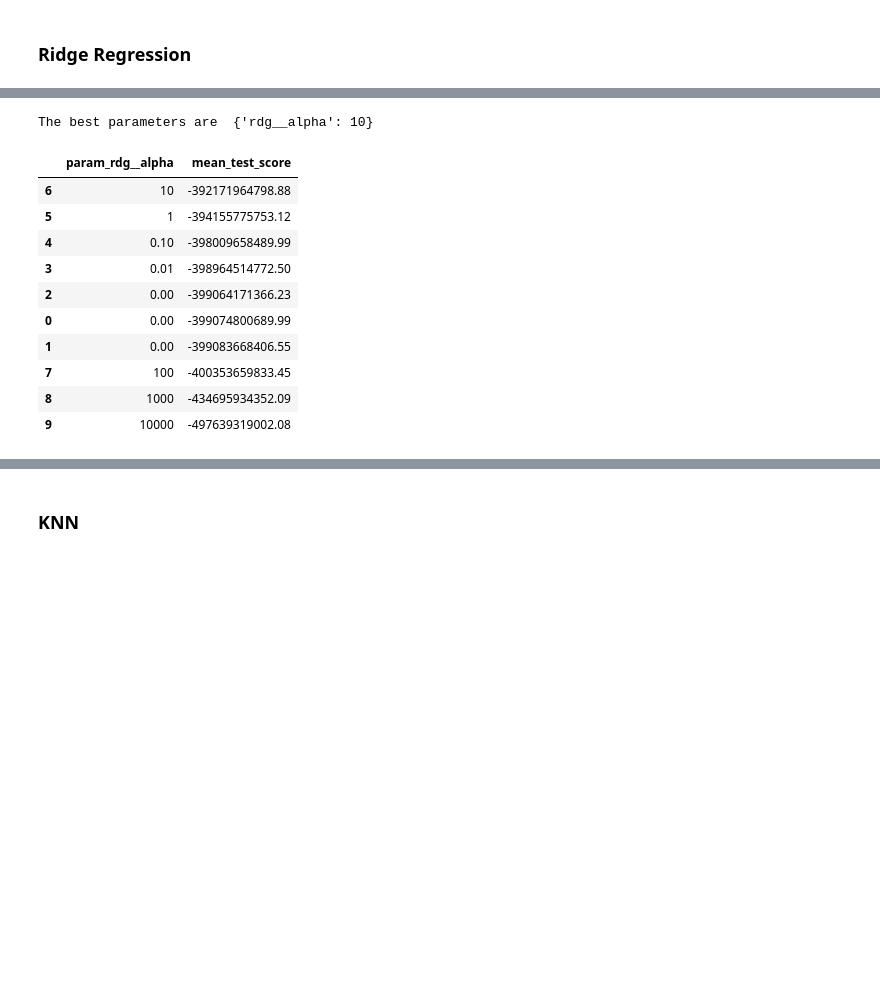
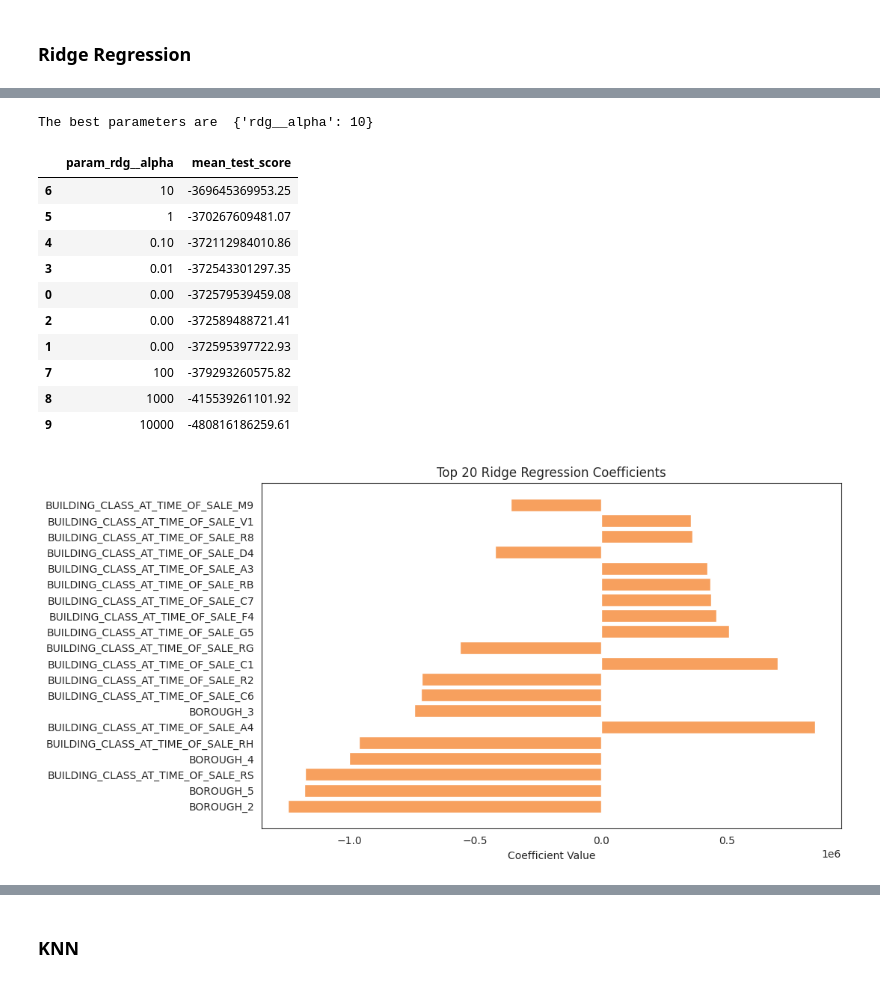
Before and after one commit to eshentong/NYC-HousingPricePrediction, a Jupyter notebook: BA810_NYC_Propertiesipynb.ipynb, the cells around one changed output, grey strips where cells are left out. Cells and saved outputs as stored; diff of their text form; code cells hidden in the pictures; blank space fills up the shorter version.

Commit message:
ridge coefficients, notebook organization, analysis left

```diff
--- a/BA810_NYC_Propertiesipynb.ipynb
+++ b/BA810_NYC_Propertiesipynb.ipynb
@@ -647,7 +647,7 @@ from sklearn.preprocessing import StandardScaler, OneHotEncoder
 from sklearn.compose import ColumnTransformer, make_column_selector
 
 cat_attribs = ['BOROUGH', 'TAX_CLASS_AT_TIME_OF_SALE', 'BUILDING_CLASS_AT_TIME_OF_SALE']
-num_attribs = ['RESIDENTIAL_UNITS', 'COMMERCIAL_UNITS', 'TOTAL_UNITS', 'LAND_SQUARE_FEET', 'GROSS_SQUARE_FEET']
+num_attribs = ['RESIDENTIAL_UNITS', 'COMMERCIAL_UNITS', 'TOTAL_UNITS', 'LAND_SQUARE_FEET', 'GROSS_SQUARE_FEET', 'YEAR_BUILT']
 num_pipeline = Pipeline([
         ('imputer', SimpleImputer(strategy='median')),
         ('scaler', StandardScaler())
@@ -729,11 +750,4 @@ Pipeline(steps=[('data_processing',
 # %%
-import numpy as np
-from sklearn.model_selection import GridSearchCV
-
-param_grid = {'rdg__alpha': [0.00001, 0.0001, 0.001, 0.01, 0.1, 1, 10, 100, 1000, 10000]}
-
-grid_search_rdg = GridSearchCV(rdg_pipeline, param_grid, cv=5, scoring='neg_mean_squared_error', error_score = 'raise')
-grid_search_rdg.fit(X_train, y_train)
 print('\n\nThe best parameters are ', grid_search_rdg.best_params_)
 
 grid_cv_res = pd.DataFrame(grid_search_rdg.cv_results_) # convert to DF for convenience
@@ -743,16 +757,37 @@ grid_cv_res.filter(regex = '(^param_|mean_test_score)', axis=1).head(10)
 # %% [output]
 The best parameters are  {'rdg__alpha': 10}
 |  | param_rdg__alpha | mean_test_score |
-| 6 | 10 | -392171964798.88 |
-| 5 | 1 | -394155775753.12 |
-| 4 | 0.10 | -398009658489.99 |
-| 3 | 0.01 | -398964514772.50 |
-| 2 | 0.00 | -399064171366.23 |
-| 0 | 0.00 | -399074800689.99 |
-| 1 | 0.00 | -399083668406.55 |
-| 7 | 100 | -400353659833.45 |
-| 8 | 1000 | -434695934352.09 |
-| 9 | 10000 | -497639319002.08 |
+| 6 | 10 | -369645369953.25 |
+| 5 | 1 | -370267609481.07 |
+| 4 | 0.10 | -372112984010.86 |
+| 3 | 0.01 | -372543301297.35 |
+| 0 | 0.00 | -372579539459.08 |
+| 2 | 0.00 | -372589488721.41 |
+| 1 | 0.00 | -372595397722.93 |
+| 7 | 100 | -379293260575.82 |
+| 8 | 1000 | -415539261101.92 |
+| 9 | 10000 | -480816186259.61 |
+# %%
+# Feature importance analysis
+num_feature_names = prep_pipeline.transformers_[0][1]['scaler'].get_feature_names_out(input_features=num_attribs)
+cat_feature_names = prep_pipeline.transformers_[1][1]['cat_encoder'].get_feature_names_out(input_features=cat_attribs)
+
+feature_names = np.concatenate([num_feature_names, cat_feature_names])
+
+coefficients = grid_search_rdg.best_estimator_.named_steps['rdg'].coef_
+feature_importance = pd.DataFrame({'Feature': feature_names, 'Coefficient': coefficients})
+# %%
+# Visualize coefficients
+feature_importance_sorted = feature_importance.sort_values(by='Coefficient', key=abs, ascending=False)
+top_coefficients = feature_importance_sorted.head(20)
+
+plt.figure(figsize=(10, 6))
+plt.barh(top_coefficients['Feature'], top_coefficients['Coefficient'])
+plt.xlabel('Coefficient Value')
+plt.title('Top 20 Ridge Regression Coefficients')
+plt.show()
+# %% [output]
+[figure, added]
 # %%
 from sklearn.metrics import r2_score, mean_squared_error
 import numpy as np
```
Also changed, not shown: parts of 24 cells of this notebook.
